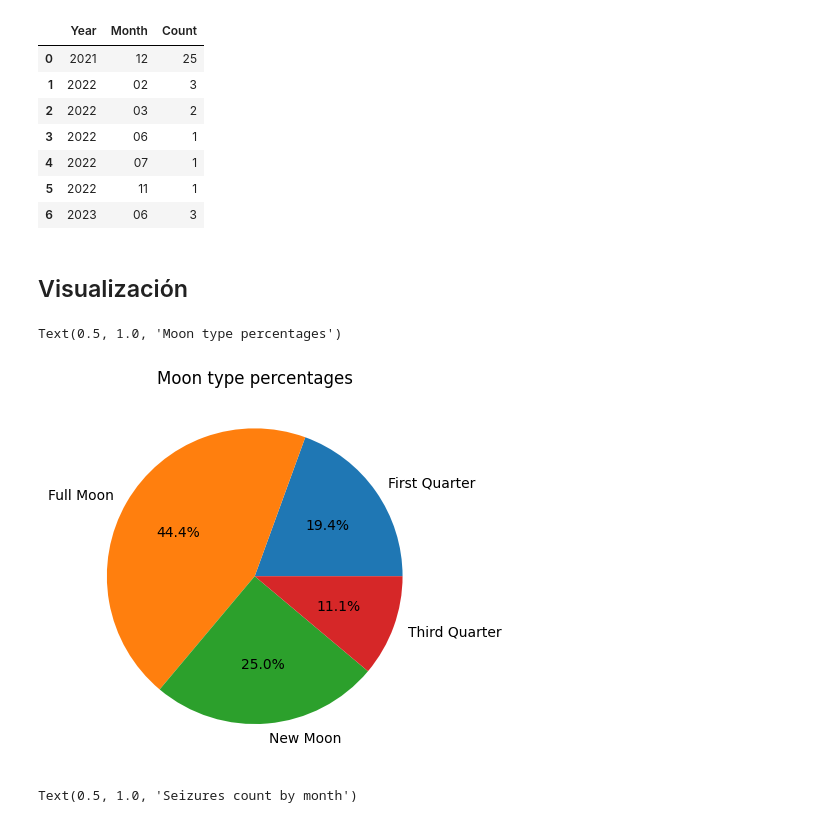
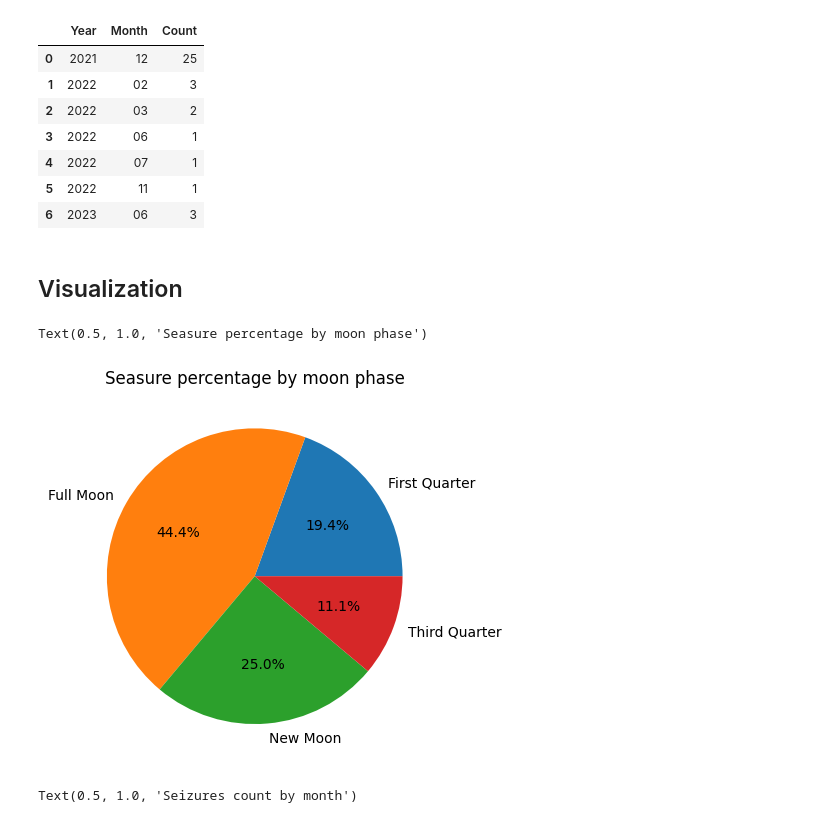
Before and after one commit to acapponi/moon, a Jupyter notebook: data-analisys.ipynb, the cells around one changed output. Saved outputs shown, nothing was run; the diff lists cells and outputs as text; code cells hidden in the pictures.

```diff
--- a/data-analisys.ipynb
+++ b/data-analisys.ipynb
@@ -113,22 +121,22 @@ group_year
 | 5 | 2022 | 11 | 1 |
 | 6 | 2023 | 06 | 3 |
 # %% [markdown]
-## Visualización
+## Visualization
 # %%
 import matplotlib.pyplot as plt
 %matplotlib inline
 # %%
 
 plt.pie(
     count_moontype['Count'],
     labels=count_moontype['Moon Type'],
     autopct='%1.1f%%',
 )
 
-plt.title('Moon type percentages')
+plt.title('Seasure percentage by moon phase')
 # %% [output]
-Text(0.5, 1.0, 'Moon type percentages')
+Text(0.5, 1.0, 'Seasure percentage by moon phase')
-[figure, old version]
+[figure, new version]
 # %%
 group_year['full_date'] = group_year['Year'].astype('str')+group_year['Month']
 
```
Also changed, not shown: parts of 18 cells of this notebook, 1 other file.
